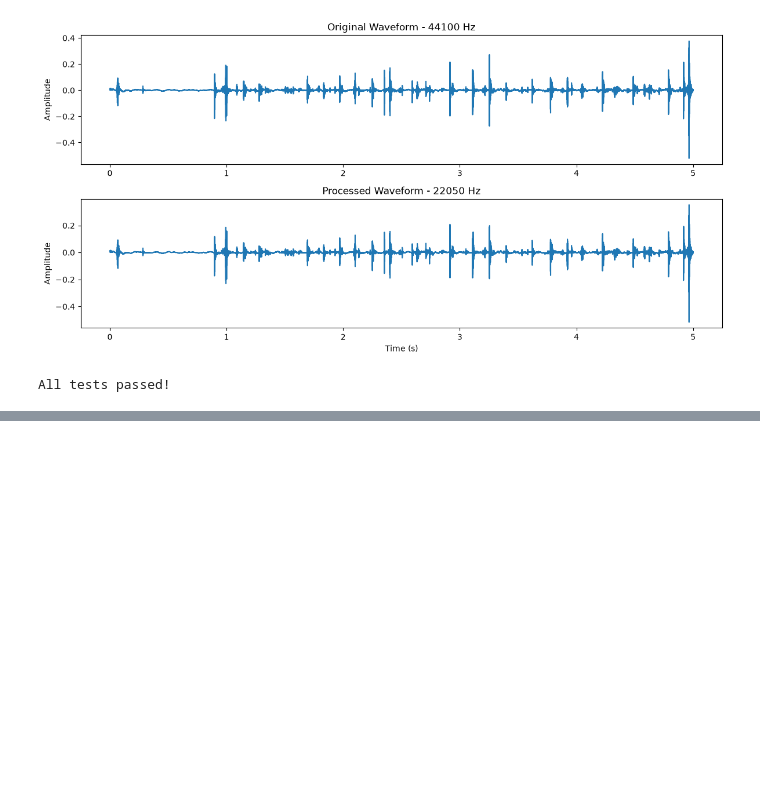
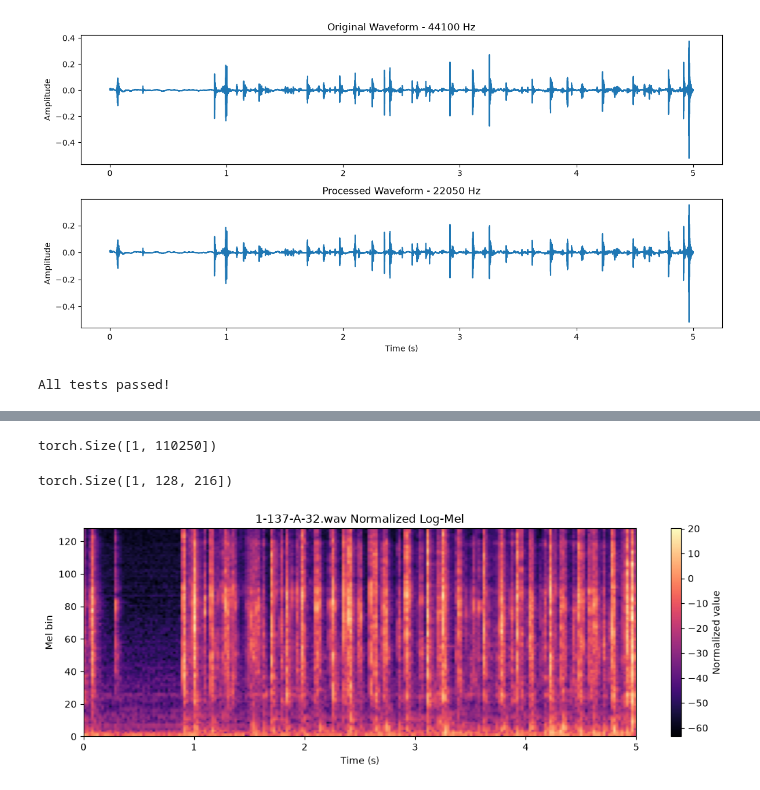
Before and after one commit to hoanggphuc/BaiTapCuoiKy_DeepLearning_2026_HK1, a Jupyter notebook: notebooks/preprocessing.ipynb, the cells around one changed output, grey strips where cells are left out. Saved outputs shown, nothing was run; the diff lists cells and outputs as text; code cells hidden in the pictures; blank space fills up the shorter version.

Commit message:
mel spectrogram transform

```diff
--- a/notebooks/preprocessing.ipynb
+++ b/notebooks/preprocessing.ipynb
@@ -86,0 +107,29 @@ All tests passed!
+# %%
+feature_config = FeatureConfig()
+# %%
+feature_extractor = LogMelSpectrogram(
+    sample_rate=22050,
+    n_fft=feature_config.n_fft,
+    hop_length=feature_config.hop_length,
+    n_mels=feature_config.n_mels
+)
+
+features = feature_extractor(processed_audio)
+# %%
+processed_audio.shape
+# %% [output]
+torch.Size([1, 110250])
+# %%
+features.shape
+# %% [output]
+torch.Size([1, 128, 216])
+# %%
+plot_spectrogram(
+    features,
+    duration=AudioConfig.duration,
+    title=f"{str(file_path.name)} Normalized Log-Mel",
+    normalized=True
+)
+plt.show()
+# %% [output]
+[figure, added]
```
Also changed, not shown: parts of 3 cells of this notebook, 1 other file.
